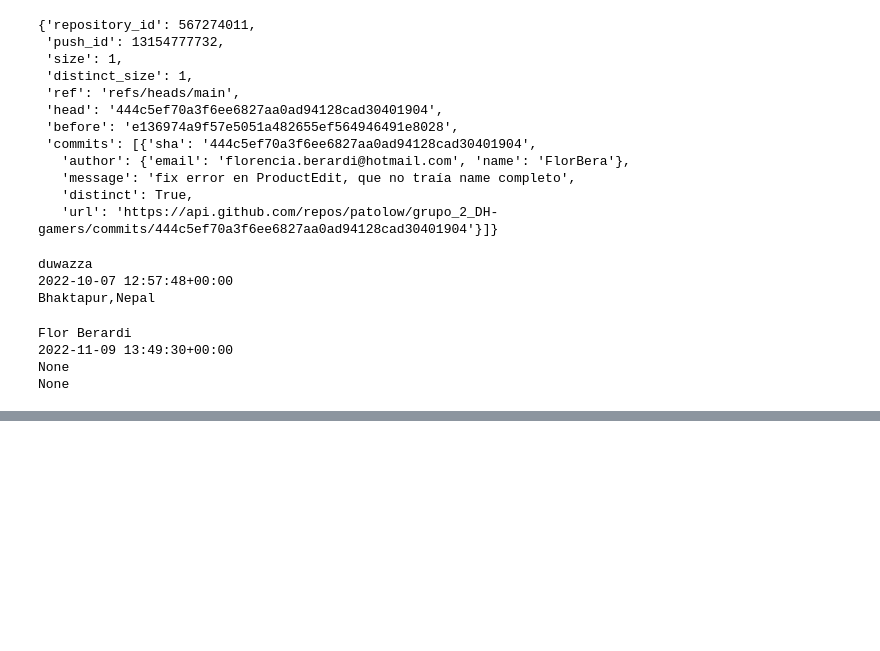
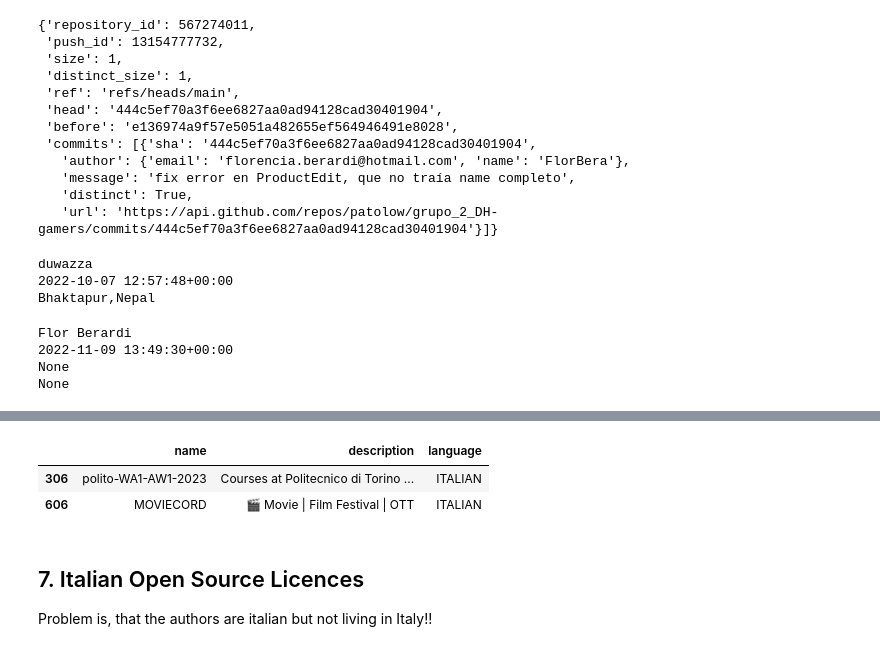
Before and after one commit to Nik-mundt/Work_Project, a Jupyter notebook: firstanalysis.ipynb, the cells around one changed output, grey strips where cells are left out. Cells and saved outputs as stored; diff of their text form; code cells hidden in the pictures; blank space fills up the shorter version.

```diff
--- a/firstanalysis.ipynb
+++ b/firstanalysis.ipynb
@@ -167,0 +207,3 @@ None
+# %%
+unique_orgs = pd.Series(df['org'].dropna().apply(lambda x: x['login'])).unique()
+print(unique_orgs)
@@ -167,0 +283,23 @@ None
+# %%
+#pip install lingua-language-detector
+from lingua import Language, LanguageDetectorBuilder
+import pandas as pd
+
+# Available languages
+languages = [Language.ENGLISH, Language.FRENCH, Language.GERMAN, Language.SPANISH, Language.ITALIAN]
+
+# Build the language detector
+detector = LanguageDetectorBuilder.from_languages(*languages).build()
+
+# Function to detect language
+def detect_language(text):
+    try:
+        return detector.detect_language_of(text).name
+    except:
+        return "unknown"
+
+# Apply the function to the 'description' column and store the result in a new column 'language'
+df_orgs['language'] = df_orgs['description'].apply(detect_language)
+
+# Display the DataFrame
+print(df_orgs.head())
@@ -167,0 +327,16 @@ None
+# %%
+#pip install langdetect
+from langdetect import detect
+
+# Function to detect language
+def detect_language(text):
+    try:
+        return detect(text)
+    except:
+        return "unknown"
+
+# Apply the function to the 'description' column and store the result in a new column 'language'
+df_orgs['language'] = df_orgs['description'].apply(detect_language)
+
+# Display the DataFrame
+print(df_orgs.head())
@@ -167,0 +357,9 @@ None
+# %%
+df_orgs[df_orgs["language"] == "ITALIAN"]
+# %% [output]
+|  | name | description | language |
+| 306 | polito-WA1-AW1-2023 | Courses at Politecnico di Torino ... | ITALIAN |
+| 606 | MOVIECORD | 🎬 Movie | Film Festival | OTT | ITALIAN |
+# %% [markdown]
+## 7. Italian Open Source Licences
+Problem is, that the authors are italian but not living in Italy!!
```
Also changed, not shown: parts of 22 cells of this notebook.
